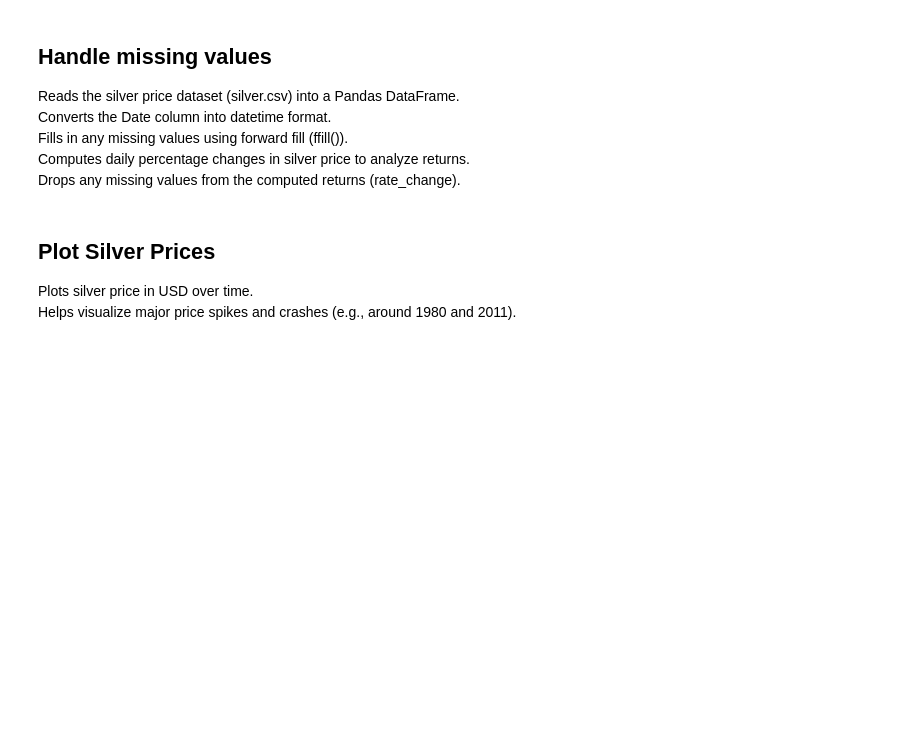
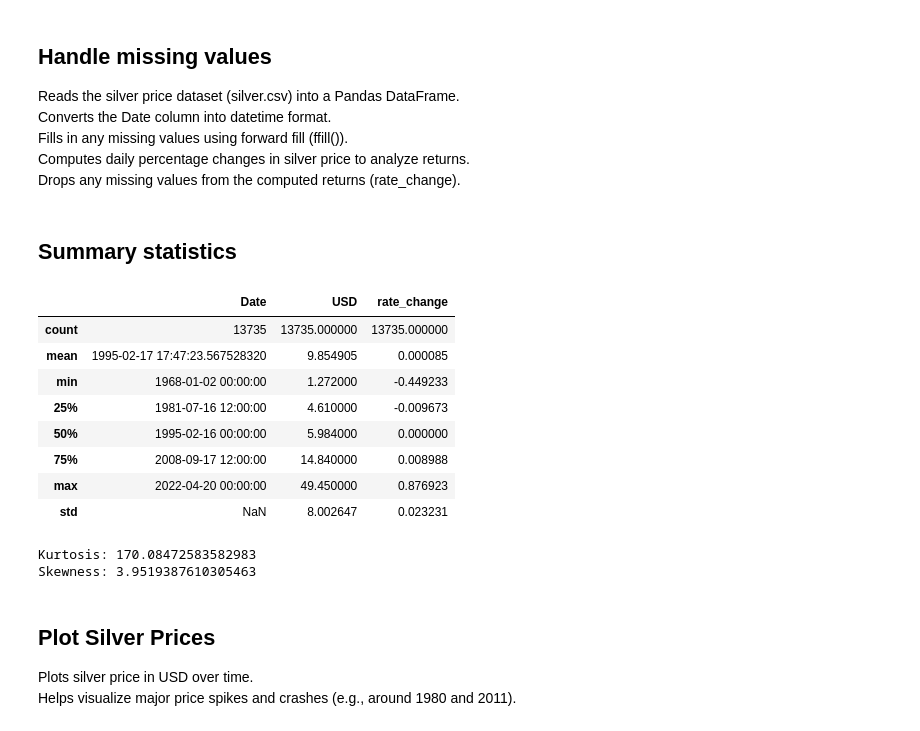
Before and after one commit to Sleeperalex/projetEVT, a Jupyter notebook: projetEVT.ipynb, the cells around one changed output. Cells and saved outputs as stored; diff of their text form; code cells hidden in the pictures; blank space fills up the shorter version.

```diff
--- a/projetEVT.ipynb
+++ b/projetEVT.ipynb
@@ -36,6 +36,26 @@ df['USD'] = df['USD'].ffill()
 df['rate_change'] = df['USD'].pct_change()
 # Remove NaN from first difference
 df = df.dropna()
+# %% [markdown]
+## Summary statistics
+# %%
+display(df.describe())
+
+# kurtosis and skewness
+print("Kurtosis:", df['rate_change'].kurtosis())
+print("Skewness:", df['rate_change'].skew())
+# %% [output]
+|  | Date | USD | rate_change |
+| count | 13735 | 13735.000000 | 13735.000000 |
+| mean | 1995-02-17 17:47:23.567528320 | 9.854905 | 0.000085 |
+| min | 1968-01-02 00:00:00 | 1.272000 | -0.449233 |
+| 25% | 1981-07-16 12:00:00 | 4.610000 | -0.009673 |
+| 50% | 1995-02-16 00:00:00 | 5.984000 | 0.000000 |
+| 75% | 2008-09-17 12:00:00 | 14.840000 | 0.008988 |
+| max | 2022-04-20 00:00:00 | 49.450000 | 0.876923 |
+| std | NaN | 8.002647 | 0.023231 |
+Kurtosis: 170.08472583582983
+Skewness: 3.9519387610305463
 # %% [markdown]
 ## Plot Silver Prices
 
```
